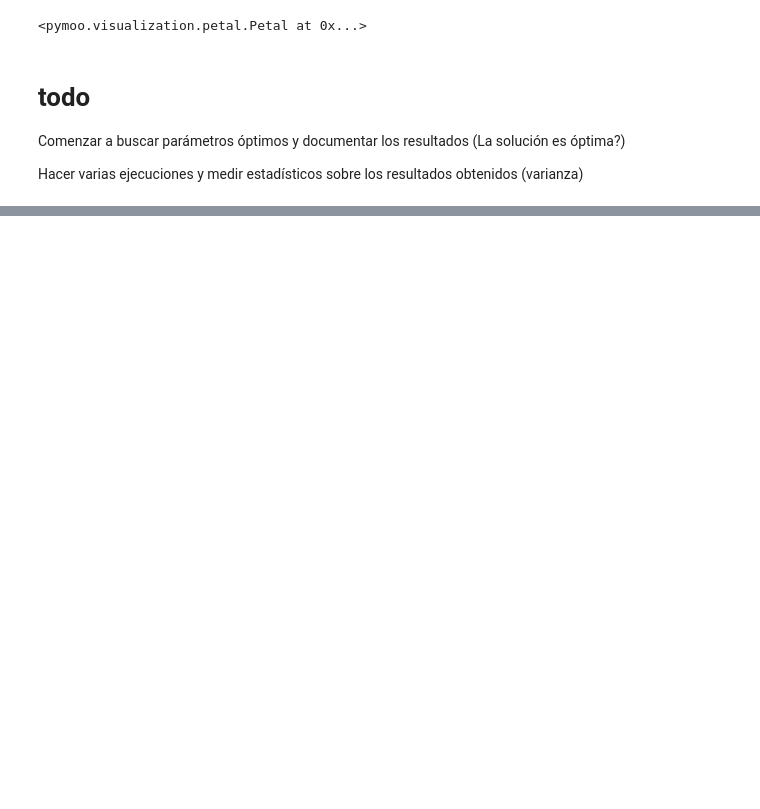
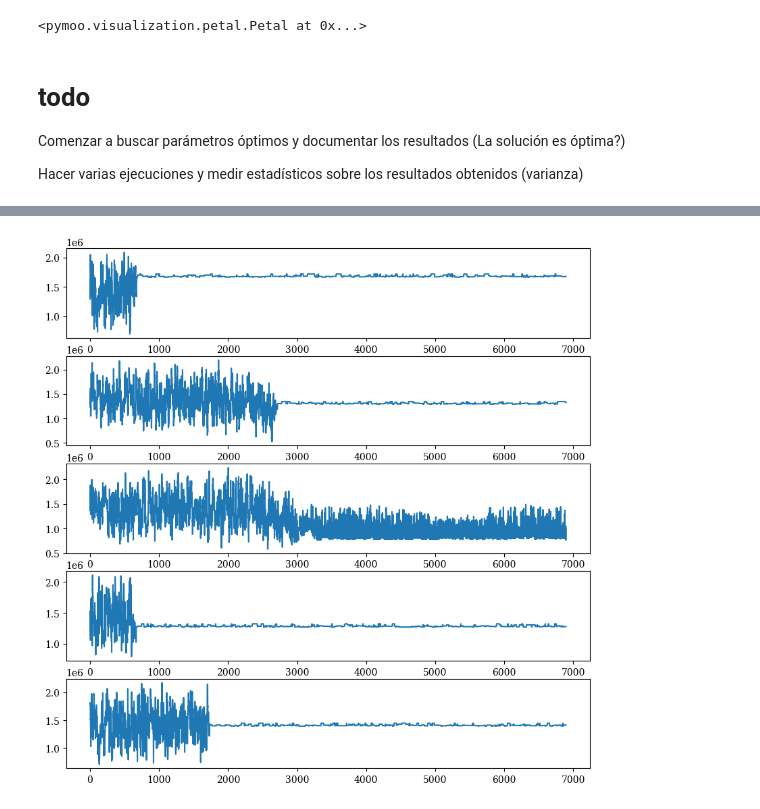
Before and after one commit to jefftorres/cheese, a Jupyter notebook: queso_sa.ipynb, the cells around one changed output, grey strips where cells are left out. Cells and saved outputs as stored; diff of their text form; code cells hidden in the pictures; blank space fills up the shorter version.

```diff
--- a/queso_sa.ipynb
+++ b/queso_sa.ipynb
@@ -264,3 +275,25 @@ petal.add(ca_potencial_norm)
 Comenzar a buscar parámetros óptimos y documentar los resultados (La solución es óptima?)
 
 Hacer varias ejecuciones y medir estadísticos sobre los resultados obtenidos (varianza)
+# %%
+evals = []
+def sa_test(n):
+    hist = []
+    hist_t = []
+
+    for i in range(n):
+
+        t_i = timeit.default_timer()
+        opt, graph = sa(max_anneal, min_anneal, energy, r_anneal)
+        t_f = timeit.default_timer()
+
+        evals.append(graph)
+
+        t_delta = t_f - t_i
+        hist.append(objective_func(opt, N, data))
+        hist_t.append(t_delta)
+
+    return hist, hist_t, n
+
+history, hist_time, times = sa_test(5)
+print(history, '\n', hist_time, '\n', times)
@@ -266,0 +309,8 @@ Hacer varias ejecuciones y medir estadísticos sobre los resultados obtenidos (v
+# %%
+fig, ax = plt.subplots(5, 1, figsize=(10, 10))
+
+for i in range(5):
+    ax[i].plot(evals[i])
+plt.show()
+# %% [output]
+[figure, added]
```
Also changed, not shown: parts of 14 cells of this notebook, 1 other file.
